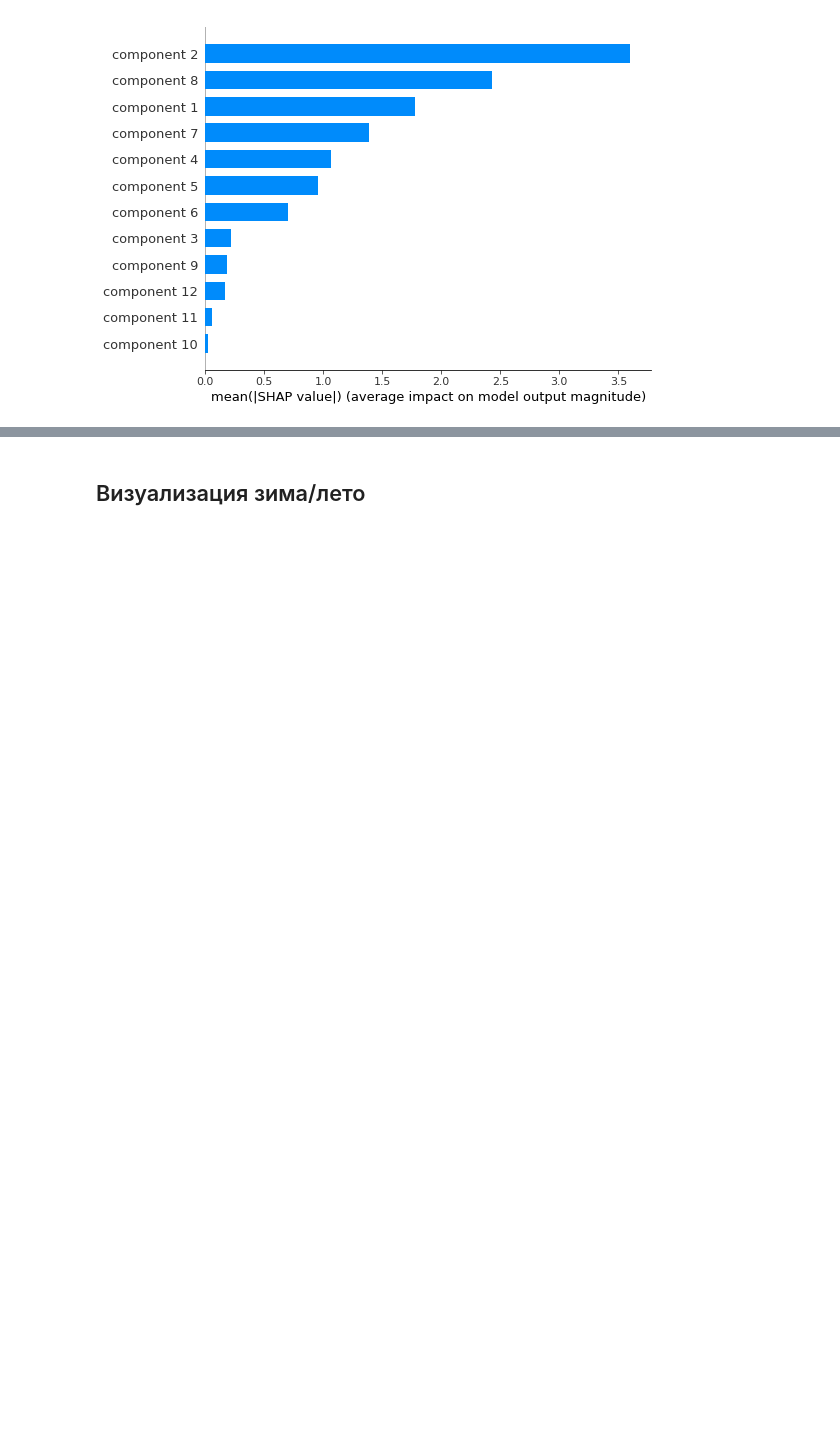
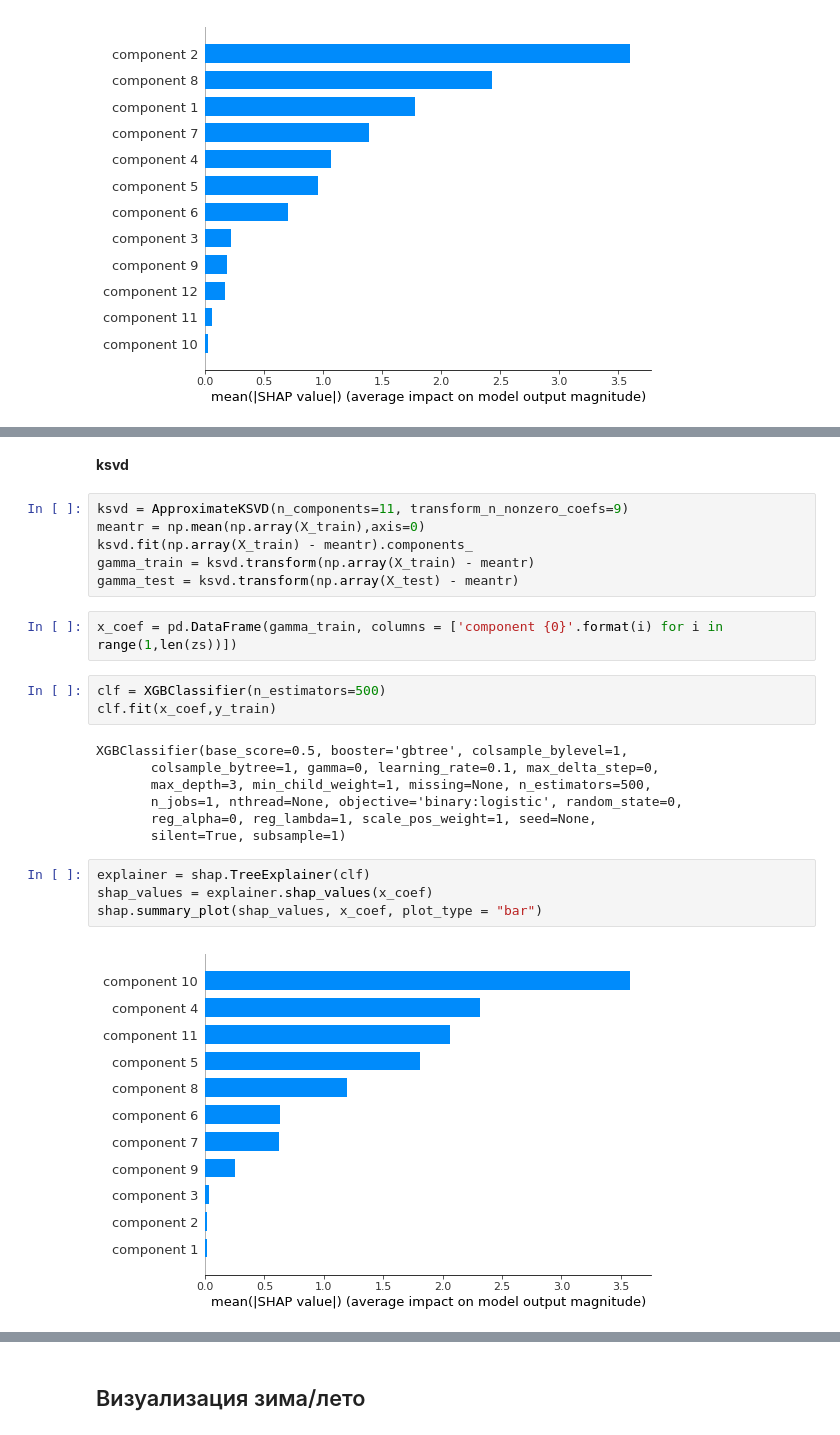
Before and after one commit to WadimZakharov/decompos_SSP, a Jupyter notebook: classif/classification winter summer.ipynb, the cells around one changed output, grey strips where cells are left out. Drawn from its saved outputs; the diff is of its cells as text; blank space fills up the shorter version.

```diff
--- a/classif/classification winter summer.ipynb
+++ b/classif/classification winter summer.ipynb
@@ -448,0 +506,26 @@ plt.show()
+# %% [markdown]
+**ksvd**
+# %%
+ksvd = ApproximateKSVD(n_components=11, transform_n_nonzero_coefs=9)
+meantr = np.mean(np.array(X_train),axis=0)
+ksvd.fit(np.array(X_train) - meantr).components_
+gamma_train = ksvd.transform(np.array(X_train) - meantr)
+gamma_test = ksvd.transform(np.array(X_test) - meantr)
+# %%
+x_coef = pd.DataFrame(gamma_train, columns = ['component {0}'.format(i) for i in range(1,len(zs))])
+# %%
+clf = XGBClassifier(n_estimators=500)
+clf.fit(x_coef,y_train)
+# %% [output]
+XGBClassifier(base_score=0.5, booster='gbtree', colsample_bylevel=1,
+       colsample_bytree=1, gamma=0, learning_rate=0.1, max_delta_step=0,
+       max_depth=3, min_child_weight=1, missing=None, n_estimators=500,
+       n_jobs=1, nthread=None, objective='binary:logistic', random_state=0,
+       reg_alpha=0, reg_lambda=1, scale_pos_weight=1, seed=None,
+       silent=True, subsample=1)
+# %%
+explainer = shap.TreeExplainer(clf)
+shap_values = explainer.shap_values(x_coef)
+shap.summary_plot(shap_values, x_coef, plot_type = "bar")
+# %% [output]
+[figure, added]
```
Also changed, not shown: parts of 23 cells of this notebook, 1 other file.
